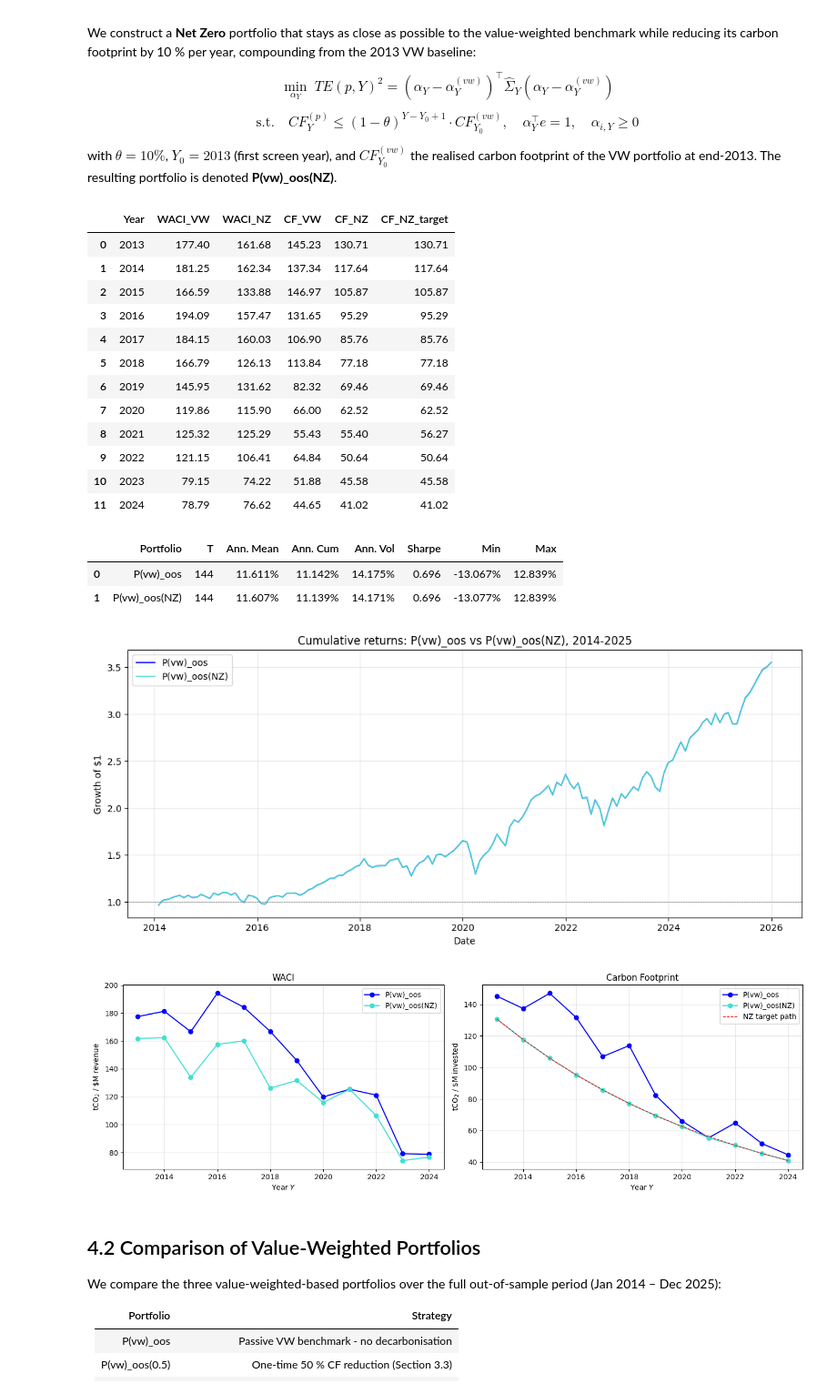
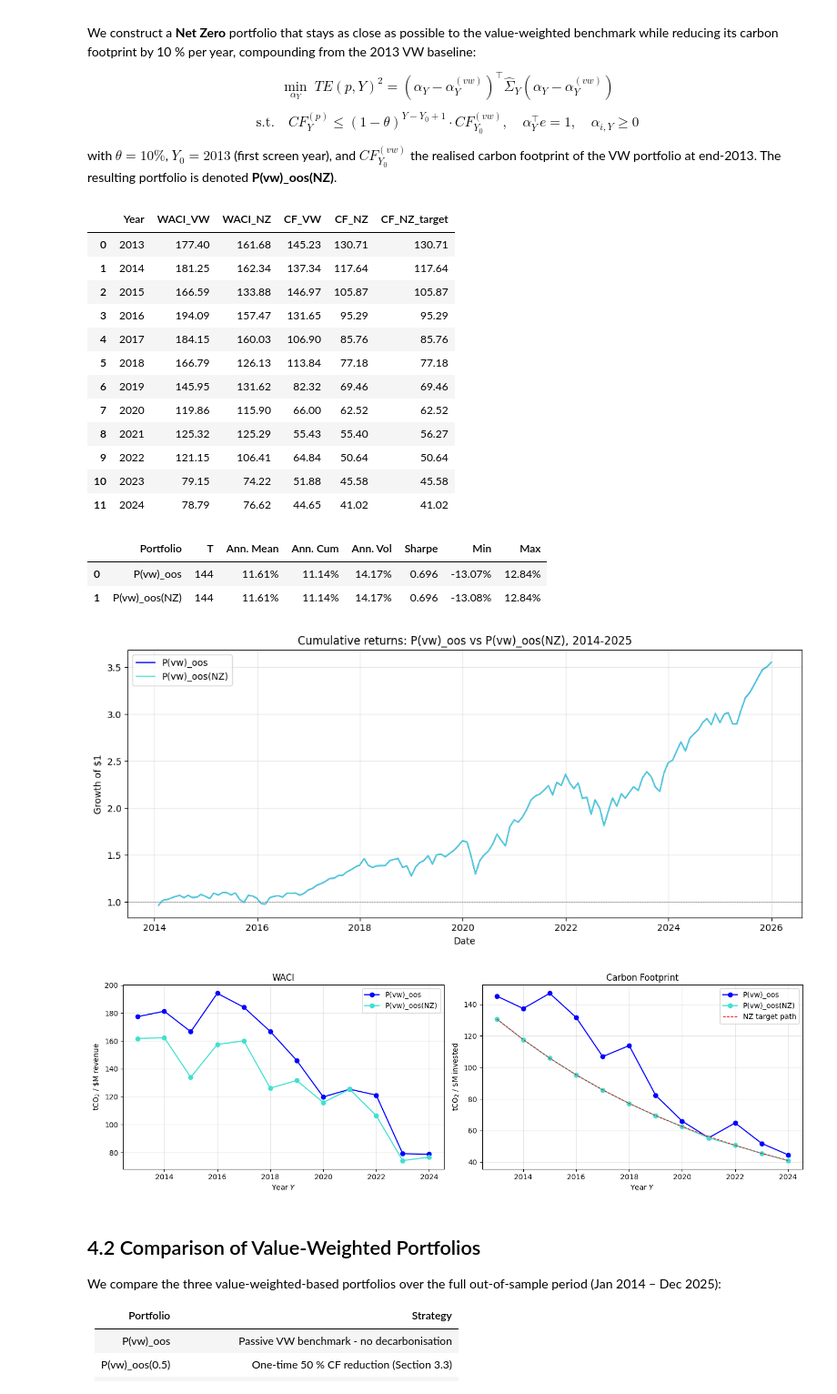
Before and after one commit to Saarujan06/Sustainability-Aware-Asset-Management-Project, a Jupyter notebook: Group_AS_SAAM_Notebook.ipynb, the cells around one changed output. Shown at 91% size. Drawn from its saved outputs; the diff is of its cells as text; code cells hidden in the pictures.

```diff
--- a/Group_AS_SAAM_Notebook.ipynb
+++ b/Group_AS_SAAM_Notebook.ipynb
@@ -1766,7 +1766,7 @@ table = pd.DataFrame({p: [
 
 display_tbl = table.astype(object)
 for r in ["Ann. Mean","Ann. Cum","Ann. Vol","Min monthly","Max monthly"]:
-    display_tbl.loc[r] = display_tbl.loc[r].map(lambda x: f"{x:.2%}")
+    display_tbl.loc[r] = display_tbl.loc[r].map(lambda x: f"{x:.3%}")
 display_tbl.loc["Sharpe ratio"] = display_tbl.loc["Sharpe ratio"].map(lambda x: f"{x:.3f}")
 display_tbl.loc[["Avg WACI","Avg CF"]] = display_tbl.loc[["Avg WACI","Avg CF"]].map(lambda x: f"{x:,.1f}")
 
@@ -1985,7 +1985,7 @@ perf = pd.DataFrame([stats_vw, stats_nz])[
                   "sharpe_ratio":"Sharpe","min_monthly_return":"Min","max_monthly_return":"Max"})
 display_perf = perf.astype(object).copy()
 for c in ["Ann. Mean","Ann. Cum","Ann. Vol","Min","Max"]:
-    display_perf[c] = display_perf[c].map(lambda x: f"{x:.3%}")
+    display_perf[c] = display_perf[c].map(lambda x: f"{x:.2%}")
 display_perf["Sharpe"] = display_perf["Sharpe"].map(lambda x: f"{x:.3f}")
 
 display(display_perf)
@@ -2005,35 +2005,35 @@ ax.legend(); ax.grid(alpha=0.3)
 plt.tight_layout()
 fig.savefig(OUT_DIR / "vw_vs_nz_cumulative_returns.png", dpi=300, bbox_inches="tight"); plt.show()
 
 fig, (ax1, ax2) = plt.subplots(1, 2, figsize=(14, 4.5))
 ax1.plot(carbon_nz["Year"], carbon_nz["WACI_VW"], "-o", color="blue", label="P(vw)_oos")
 ax1.plot(carbon_nz["Year"], carbon_nz["WACI_NZ"], "-o", color="turquoise", label="P(vw)_oos(NZ)")
 ax1.set_title("WACI"); ax1.set_ylabel(r"tCO$_2$ / \$M revenue"); ax1.set_xlabel("Year $Y$")
 ax1.legend(); ax1.grid(alpha=0.3)
 ax2.plot(carbon_nz["Year"], carbon_nz["CF_VW"],        "-o", color="blue", label="P(vw)_oos")
 ax2.plot(carbon_nz["Year"], carbon_nz["CF_NZ"],        "-o", color="turquoise", label="P(vw)_oos(NZ)")
 ax2.plot(carbon_nz["Year"], carbon_nz["CF_NZ_target"], "r--", linewidth=1, label="NZ target path")
 ax2.set_title("Carbon Footprint"); ax2.set_ylabel(r"tCO$_2$ / \$M invested"); ax2.set_xlabel("Year $Y$")
 ax2.legend(); ax2.grid(alpha=0.3)
 plt.tight_layout()
 fig.savefig(OUT_DIR / "vw_vs_nz_carbon_plot.png", dpi=300, bbox_inches="tight"); plt.show()
 # %% [output]
 |  | Year | WACI_VW | WACI_NZ | CF_VW | CF_NZ | CF_NZ_target |
 | 0 | 2013 | 177.40 | 161.68 | 145.23 | 130.71 | 130.71 |
 | 1 | 2014 | 181.25 | 162.34 | 137.34 | 117.64 | 117.64 |
 | 2 | 2015 | 166.59 | 133.88 | 146.97 | 105.87 | 105.87 |
 | 3 | 2016 | 194.09 | 157.47 | 131.65 | 95.29 | 95.29 |
 | 4 | 2017 | 184.15 | 160.03 | 106.90 | 85.76 | 85.76 |
 | 5 | 2018 | 166.79 | 126.13 | 113.84 | 77.18 | 77.18 |
 | 6 | 2019 | 145.95 | 131.62 | 82.32 | 69.46 | 69.46 |
 | 7 | 2020 | 119.86 | 115.90 | 66.00 | 62.52 | 62.52 |
 | 8 | 2021 | 125.32 | 125.29 | 55.43 | 55.40 | 56.27 |
 | 9 | 2022 | 121.15 | 106.41 | 64.84 | 50.64 | 50.64 |
 | 10 | 2023 | 79.15 | 74.22 | 51.88 | 45.58 | 45.58 |
 | 11 | 2024 | 78.79 | 76.62 | 44.65 | 41.02 | 41.02 |
 |  | Portfolio | T | Ann. Mean | Ann. Cum | Ann. Vol | Sharpe | Min | Max |
-| 0 | P(vw)_oos | 144 | 11.611% | 11.142% | 14.175% | 0.696 | -13.067% | 12.839% |
-| 1 | P(vw)_oos(NZ) | 144 | 11.607% | 11.139% | 14.171% | 0.696 | -13.077% | 12.839% |
+| 0 | P(vw)_oos | 144 | 11.61% | 11.14% | 14.17% | 0.696 | -13.07% | 12.84% |
+| 1 | P(vw)_oos(NZ) | 144 | 11.61% | 11.14% | 14.17% | 0.696 | -13.08% | 12.84% |
 [figure]
 [figure]
 # %% [markdown]
```
Also changed, not shown: parts of 2 cells of this notebook, 1 other file.
